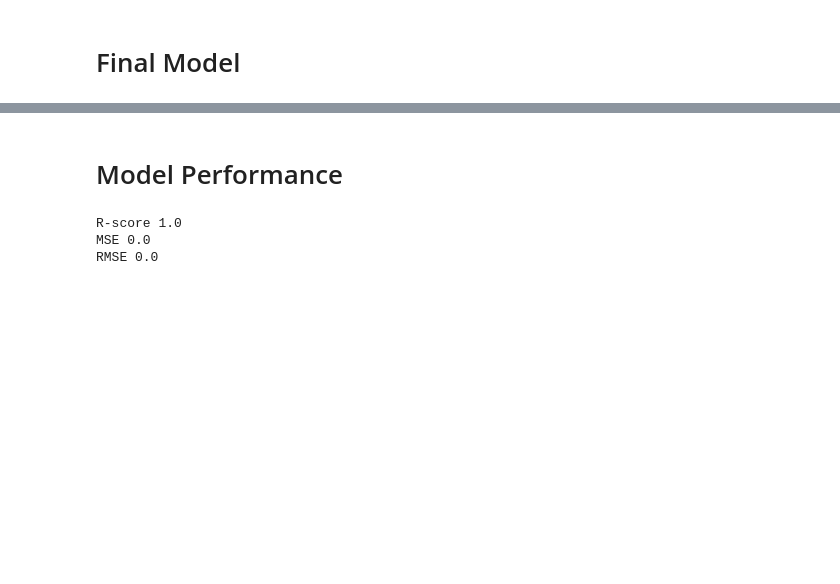
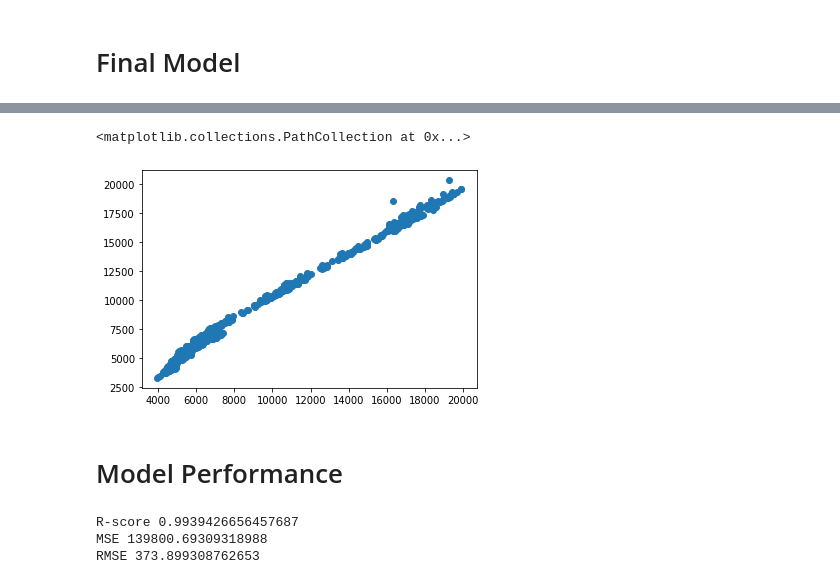
Before and after one commit to Dharvi2101/Nestle_Stoke_Price_Prediction, a Jupyter notebook: Nestle_Stock_Price_Prediction_Dharvi.ipynb, the cells around one changed output, grey strips where cells are left out. Saved outputs shown, nothing was run; the diff lists cells and outputs as text; code cells hidden in the pictures; blank space fills up the shorter version.

```diff
--- a/Nestle_Stock_Price_Prediction_Dharvi.ipynb
+++ b/Nestle_Stock_Price_Prediction_Dharvi.ipynb
@@ -603,15 +790,20 @@ lr_new.head()
+# %%
+plt.scatter(y_test_full,y_pred)
+# %% [output]
+<matplotlib.collections.PathCollection at 0x...>
+[figure, added]
 # %% [markdown]
 # Model Performance
 # %%
 from sklearn.metrics import r2_score
-print("R-score",round(r2_score(y_test_full,y_pred),2))
+print("R-score",r2_score(y_test_full,y_pred))
 
 from sklearn.metrics import mean_squared_error
-print("MSE",round(mean_squared_error(y_test_full,y_pred),2))
+print("MSE",mean_squared_error(y_test_full,y_pred))
 
 RMSE = np.sqrt(MSE)
-print("RMSE",round(RMSE,2))
+print("RMSE",RMSE)
 # %% [output]
-R-score 1.0
-MSE 0.0
-RMSE 0.0
+R-score 0.9939426656457687
+MSE 139800.69309318988
+RMSE 373.899308762653
```
Also changed, not shown: parts of 23 cells of this notebook.
